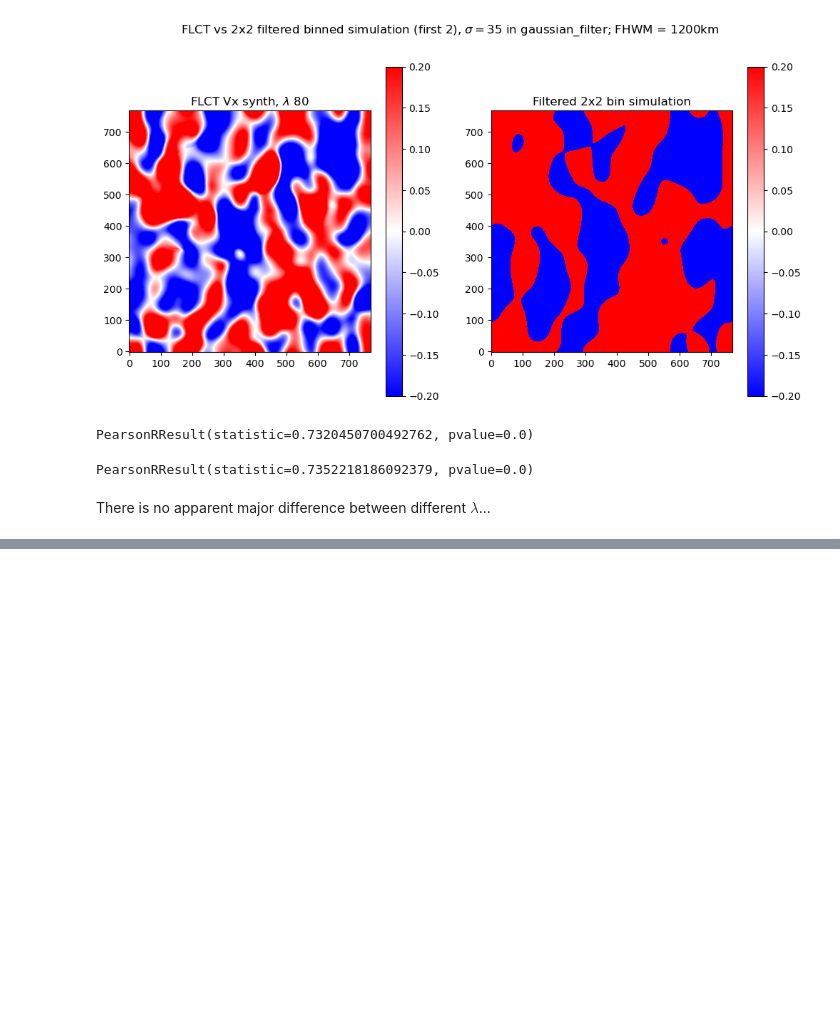
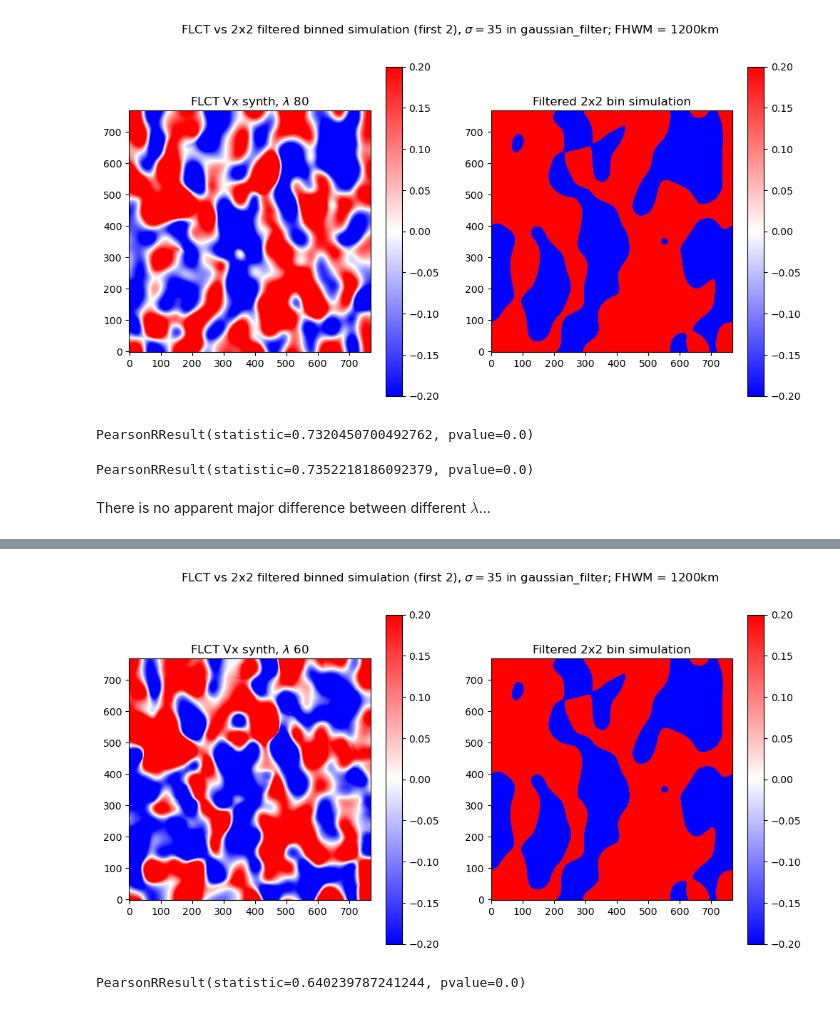
Before and after one commit to TheodoreKostic/Tracking_features, a Jupyter notebook: Synth_master/Synth_data_test.ipynb, the cells around one changed output, grey strips where cells are left out. Cells and saved outputs as stored; diff of their text form; code cells hidden in the pictures; blank space fills up the shorter version.

```diff
--- a/Synth_master/Synth_data_test.ipynb
+++ b/Synth_master/Synth_data_test.ipynb
@@ -180,0 +231,25 @@ PearsonRResult(statistic=0.7352218186092379, pvalue=0.0)
+# %%
+image11 = cube1[:,:,0,60]
+image12 = cube2[:,:,0,60]
+# %%
+vel_xla60, vel_yla60, vmla60 = pyflct.flct(image11, image12, delta_t, pixelsize, sigma, quiet = True)
+# %%
+fig = plt.figure(figsize = (12,6))
+fig.suptitle("FLCT vs 2x2 filtered binned simulation (first 2), $\sigma = 35$ in gaussian_filter; FHWM = 1200km")
+ax1 = fig.add_subplot(121)
+im1 = ax1.imshow(vel_xla60[:, :], origin='lower',cmap='bwr', vmin = -0.2, vmax = 0.2)
+ax1.set_title("FLCT Vx synth, $\lambda$ 60")
+fig.colorbar(im1)
+
+ax2 = fig.add_subplot(122)
+im2 = ax2.imshow(Vx_filtered35[:, :], origin='lower', cmap='bwr', vmin = -0.2, vmax = 0.2)
+ax2.set_title("Filtered 2x2 bin simulation")
+fig.colorbar(im2)
+plt.savefig("Synth_FLCT_vs_sim_Vxla60.png", dpi = 600)
+# %% [output]
+[figure, added]
+# %%
+r_x60 = pearsonr(vel_xla60.flatten(), Vx_filtered35.flatten())
+print(r_x60)
+# %% [output]
+PearsonRResult(statistic=0.640239787241244, pvalue=0.0)
```
Also changed, not shown: parts of 8 cells of this notebook.
